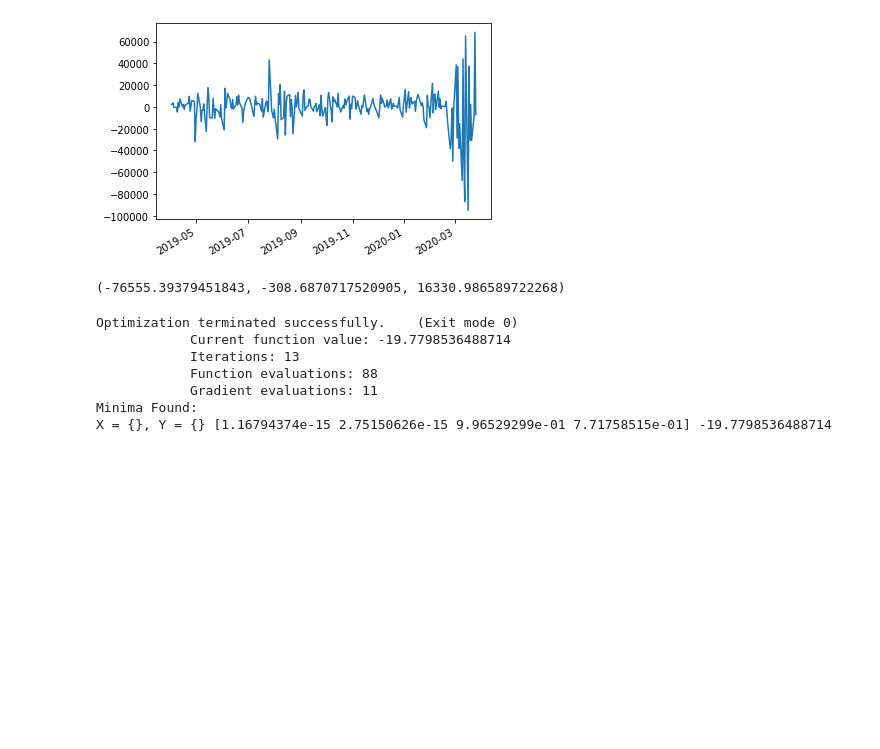
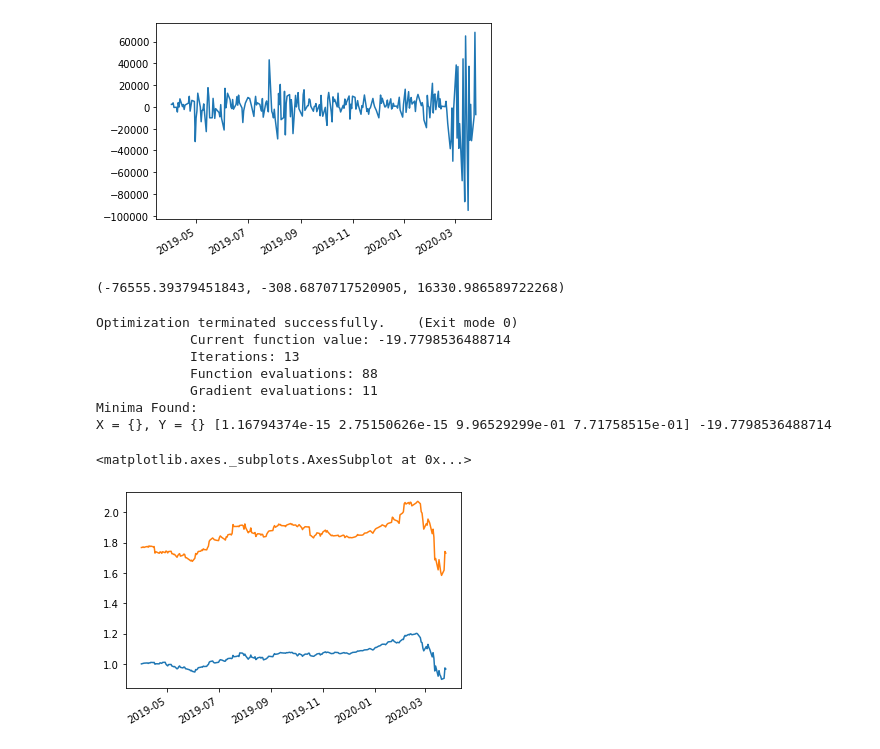
Before and after one commit to rharriso/machine-learning-for-trading, a Jupyter notebook: 01-09-portfolio-optimizer.ipynb, the cells around one changed output. Saved outputs shown, nothing was run; the diff lists cells and outputs as text; code cells hidden in the pictures; blank space fills up the shorter version.

```diff
--- a/01-09-portfolio-optimizer.ipynb
+++ b/01-09-portfolio-optimizer.ipynb
@@ -104,6 +104,9 @@ X = {}, Y = {} [1.16794374e-15 2.75150626e-15 9.96529299e-01 7.71758515e-01] -19
 # %%
 portfolio_guess = (scaled_frame * init_guess).sum(axis=1)
 portfolio_optimized = (scaled_frame * min_result.x).sum(axis=1)
 
 portfolio_guess.plot(label="guess")
-portfolio_guess.plot(label="opt")
+portfolio_optimized.plot(label="opt")
+# %% [output]
+<matplotlib.axes._subplots.AxesSubplot at 0x...>
+[figure, added]
```
Also changed, not shown: 6 other files.
